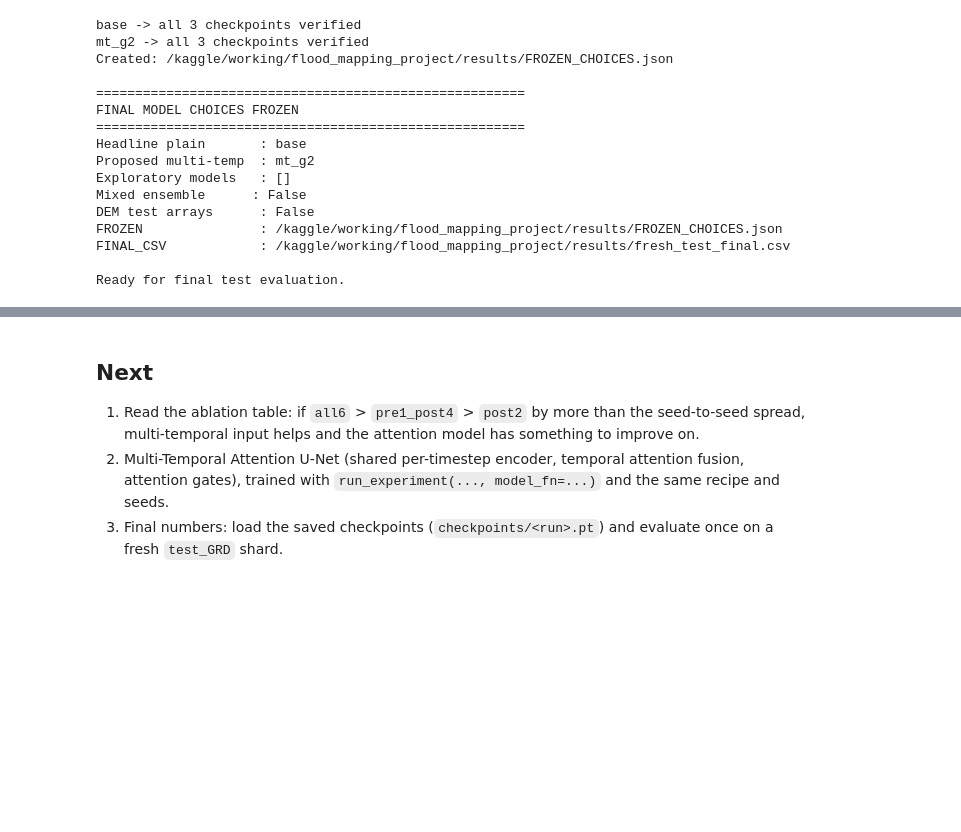
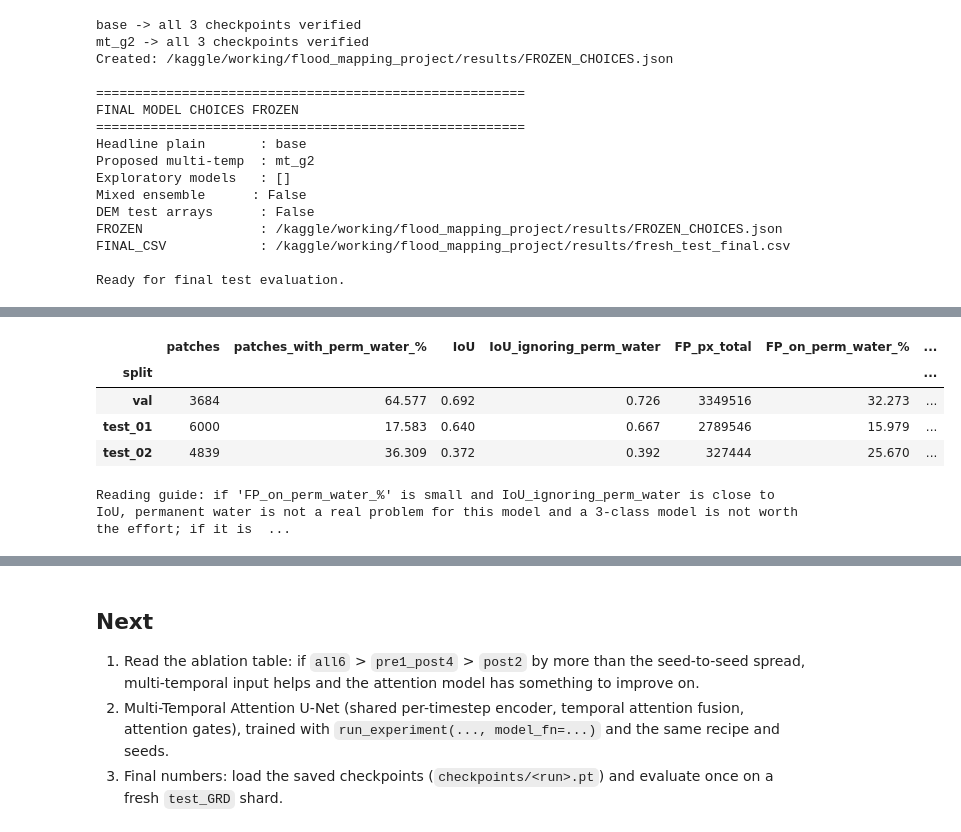
Before and after one commit to Vasanth-Loganathan/flood-mapping, a Jupyter notebook: main.ipynb, the cells around one changed output, grey strips where cells are left out. Saved outputs shown, nothing was run; the diff lists cells and outputs as text; code cells hidden in the pictures; blank space fills up the shorter version.

```diff
--- a/main.ipynb
+++ b/main.ipynb
@@ -3717,0 +3857,52 @@ Ready for final test evaluation.
+# %%
+# %% ---- E2: permanent water analysis (no training; `base` ensemble, descriptive)
+# ============================================================
+# Flood = label 2; permanent water (label 1) counts as "not flood" in training and in every metric. This cell measures what that costs:
+#   * how many false-positive pixels fall on permanent water vs on dry background,
+#   * what share of all permanent-water pixels the model calls flood,
+#   * the IoU that would result if permanent-water pixels were simply ignored in the score (an upper bound for any "permanent water fix").
+# Pixel-level analysis, so the 500 px minimum-area rule is not applied here.
+# ============================================================
+trainval_events = set(pd.read_csv(PROC / "manifest_trainval.csv").actid.astype(int))
+
+@torch.no_grad()
+def perm_water_report(name="base", splits=("val", "test_01", "test_02")):
+    g, runs = load_group(name); cfg, models = g[1], g[2]; rows = []
+    for sp in splits:
+        loader = make_loader_v2(sp, cfg); meta = loader.dataset.meta
+        Y = np.load(PROC / f"Y_{sp}.npy", mmap_mode="r")
+        keep = (~meta.actid.astype(int).isin(trainval_events).to_numpy()) if sp.startswith("test") else np.ones(len(meta), bool)
+        c = dict(tp=0, fn=0, fp_bg=0, fp_pw=0, pw=0, pw_called=0, fp_pw_patches=0, fp_all_patches=0, pw_patches=0, n=0)
+        i0 = 0
+        for x, t, v in loader:
+            n = len(x); lab = np.asarray(Y[i0:i0 + n]); k = keep[i0:i0 + n][:, None, None]; i0 += n
+            with torch.autocast(DEVICE.type, enabled=USE_AMP):
+                p = torch.stack([torch.sigmoid(m(x.to(DEVICE)).float()) for m in models]).mean(0)
+            pred = (p > 0.5).cpu().numpy(); valid = lab != IGNORE
+            fl, pw, bg = lab == 2, lab == 1, lab == 0
+            c["tp"] += int((pred & fl & k).sum()); c["fn"] += int((~pred & fl & valid & k).sum())
+            c["fp_bg"] += int((pred & bg & k).sum()); c["fp_pw"] += int((pred & pw & k).sum())
+            c["pw"] += int((pw & k).sum()); c["pw_called"] += int((pred & pw & k).sum())
+            has_pw = (pw.reshape(n, -1).any(1)) & k[:, 0, 0]
+            c["pw_patches"] += int(has_pw.sum()); c["n"] += int(k.sum())
+            c["fp_pw_patches"] += int((((pred & ~fl & valid).reshape(n, -1).sum(1)) * has_pw).sum())
+            c["fp_all_patches"] += int((((pred & ~fl & valid).reshape(n, -1).sum(1)) * k[:, 0, 0]).sum())
+        fp = c["fp_bg"] + c["fp_pw"]
+        rows.append({"split": sp, "patches": c["n"], "patches_with_perm_water_%": 100 * c["pw_patches"] / max(c["n"], 1),
+                     "IoU": c["tp"] / max(c["tp"] + fp + c["fn"], 1),
+                     "IoU_ignoring_perm_water": c["tp"] / max(c["tp"] + c["fp_bg"] + c["fn"], 1),
+                     "FP_px_total": fp, "FP_on_perm_water_%": 100 * c["fp_pw"] / max(fp, 1),
+                     "perm_water_px_called_flood_%": 100 * c["pw_called"] / max(c["pw"], 1),
+                     "FP_in_patches_with_perm_water_%": 100 * c["fp_pw_patches"] / max(c["fp_all_patches"], 1)})
+    return pd.DataFrame(rows).set_index("split")
+
+PW = perm_water_report("base"); PW.to_csv(ROOT / "results" / "permanent_water_analysis.csv"); display(PW.round(3))
+print("Reading guide: if 'FP_on_perm_water_%' is small and IoU_ignoring_perm_water is close to IoU, permanent water is not a real problem for this "
+      "model and a 3-class model is not worth the effort; if it is large, a 3-class output (flood / permanent water / background) is the fix.")
+# %% [output]
+|  | patches | patches_with_perm_water_% | IoU | IoU_ignoring_perm_water | FP_px_total | FP_on_perm_water_% | ... |
+| split |  |  |  |  |  |  | ... |
+| val | 3684 | 64.577 | 0.692 | 0.726 | 3349516 | 32.273 | ... |
+| test_01 | 6000 | 17.583 | 0.640 | 0.667 | 2789546 | 15.979 | ... |
+| test_02 | 4839 | 36.309 | 0.372 | 0.392 | 327444 | 25.670 | ... |
+Reading guide: if 'FP_on_perm_water_%' is small and IoU_ignoring_perm_water is close to IoU, permanent water is not a real problem for this model and a 3-class model is not worth the effort; if it is  ...
```
Also changed, not shown: parts of 5 cells of this notebook.
